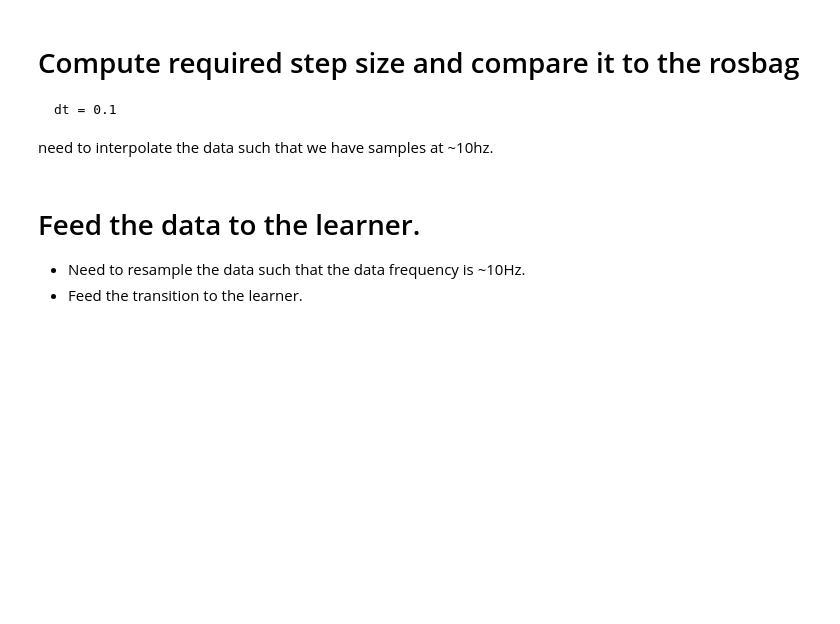
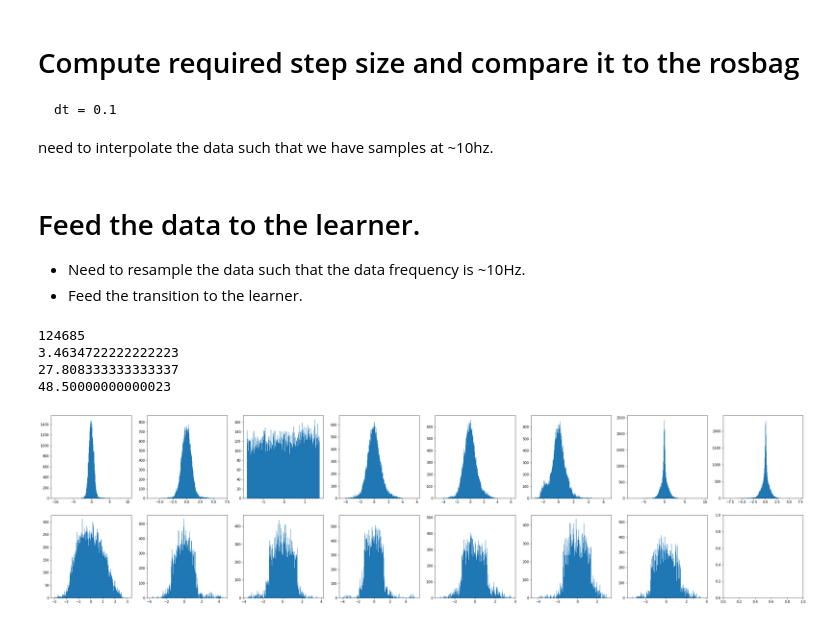
Before and after one commit to NicolayP/mppi-tf, a Jupyter notebook: scripts/learn.ipynb, the cells around one changed output. Drawn from its saved outputs; the diff is of its cells as text; code cells hidden in the pictures; blank space fills up the shorter version.

Commit message:
adapted code to learn either quaternion representation (not working) or euler representation. Normalized input and output before feeding the data to the network.

```diff
--- a/scripts/learn.ipynb
+++ b/scripts/learn.ipynb
@@ -119,3 +167,21 @@ def feed_learner(learner, directory):
             learner.add_rb(state, act, next_state)
 # %%
-feed_learner(learner, dataDir)
+feed_learner(learnerQuat, dataDir)
+
+feed_learner(learnerEuler, dataDir, quat=False)
+# %%
+fooQuat = learnerQuat.rb_trans()
+sQuat = fooQuat['obs'].shape
+
+fooEuler = learnerEuler.rb_trans()
+sEuler = fooEuler['obs'].shape
+
+print(sQuat[0])
+print(sQuat[0]*0.1 / 60 / 60)
+print(((sQuat[0]*0.1 / 60 / 60)-3)*60)
+print((((((sQuat[0]*0.1 / 60 / 60)-3)*60))-27)*60)
+# %% [output]
+124685
+3.4634722222222223
+27.808333333333337
+48.50000000000023
@@ -121,0 +191,33 @@ feed_learner(learner, dataDir)
+# %%
+dataQuat = learnerQuat.rb_trans()
+(XQuat, yQuat) = modelQuat.prepare_training_data(dataQuat['obs'],
+                                                 dataQuat['next_obs'],
+                                                 dataQuat['act'])
+XQuat = np.squeeze(XQuat)
+yQuat = np.squeeze(yQuat)
+
+dataEuler = learnerEuler.rb_trans()
+(XEuler, yEuler) = modelEuler.prepare_training_data(dataEuler['obs'],
+                                                    dataEuler['next_obs'],
+                                                    dataEuler['act'])
+XEuler = np.squeeze(XEuler)
+yEuler = np.squeeze(yEuler)
+# %%
+fig, ax = plt.subplots(figsize=(40, 10), nrows=2, ncols=8)
+_ = ax[0, 0].hist(XEuler[:, 0], bins=1000)
+_ = ax[0, 1].hist(XEuler[:, 1], bins=1000)
+_ = ax[0, 2].hist(XEuler[:, 2], bins=1000)
+_ = ax[0, 3].hist(XEuler[:, 3], bins=1000)
+_ = ax[0, 4].hist(XEuler[:, 4], bins=1000)
+_ = ax[0, 5].hist(XEuler[:, 5], bins=1000)
+_ = ax[0, 6].hist(XEuler[:, 6], bins=1000)
+_ = ax[0, 7].hist(XEuler[:, 7], bins=1000)
+_ = ax[1, 0].hist(XEuler[:, 8], bins=1000)
+_ = ax[1, 1].hist(XEuler[:, 9], bins=1000)
+_ = ax[1, 2].hist(XEuler[:, 10], bins=1000)
+_ = ax[1, 3].hist(XEuler[:, 11], bins=1000)
+_ = ax[1, 4].hist(XEuler[:, 12], bins=1000)
+_ = ax[1, 5].hist(XEuler[:, 13], bins=1000)
+_ = ax[1, 6].hist(XEuler[:, 14], bins=1000)
+# %% [output]
+[figure, added]
```
Also changed, not shown: parts of 12 cells of this notebook, 8 other files.
